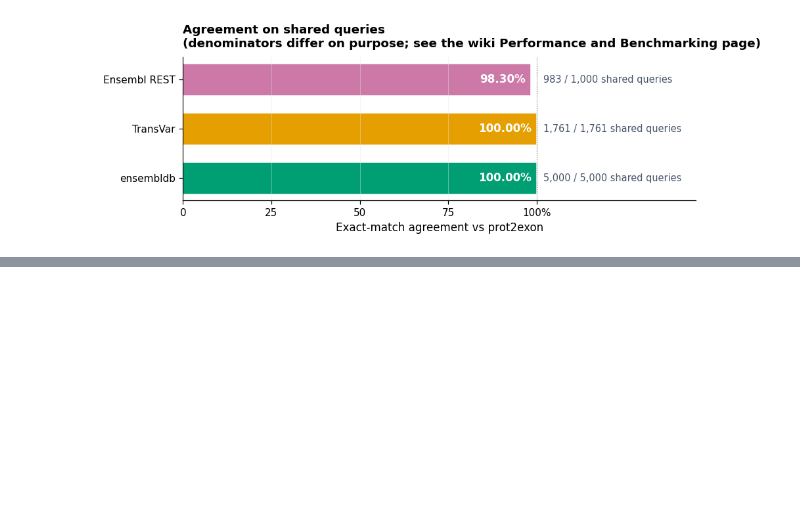
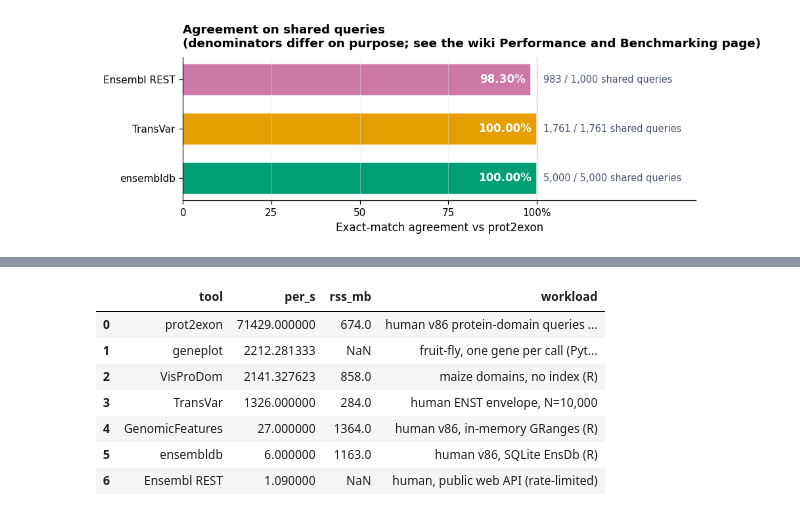
Before and after one commit to SotoLF/fastCDS, a Jupyter notebook: notebooks/software_comparison.ipynb, the cells around one changed output, grey strips where cells are left out. Saved outputs shown, nothing was run; the diff lists cells and outputs as text; code cells hidden in the pictures; blank space fills up the shorter version.

```diff
--- a/notebooks/software_comparison.ipynb
+++ b/notebooks/software_comparison.ipynb
@@ -191,0 +217,25 @@ runtime
+# %%
+# --- geneplot: clone and time its mapping core on the bundled fruit-fly sample. ---
+import time as _t, io, contextlib, logging
+logging.getLogger("geneplot").setLevel(logging.ERROR)
+geneplot_rate = 1900.0   # fallback if the clone/run is unavailable
+cwd0 = os.getcwd()
+try:
+    gp_dir = clone("https://github.com/gonzalezibeas/geneplot", WORK / "geneplot")
+    sys.path.insert(0, str(gp_dir)); os.chdir(gp_dir / "tests")
+    with contextlib.redirect_stdout(io.StringIO()):   # hush geneplot's import + init chatter
+        import geneplot as gp
+        if not Path("fruit_fly.gff3.db").exists():
+            gp.createGFFdb("./fruit_fly.gff3")
+        g = gp.genome("./fruit_fly.gff3", iprfile="./fruit_fly.ipr", vcffiles="./")
+        gene = g.gene(mRNAid="transcript:FBtr0087613", proteinid="FBpp0086739")
+        gene._proteindoms("./fruit_fly.ipr", "FBpp0086739")
+    t0 = _t.time()
+    for _ in range(500):
+        gene._transcriptpos_to_genomepos()
+    geneplot_rate = 1000.0 / ((_t.time() - t0) / 500 * 1000)
+    print(f"geneplot mapping core: ~{geneplot_rate:,.0f} genes/s (one gene per call)")
+except Exception as e:
+    print("geneplot timing skipped:", str(e)[:150])
+finally:
+    os.chdir(cwd0)
@@ -192 +252,21 @@ runtime
+# %%
+tools = pd.DataFrame([
+    {"tool": "prot2exon",       "per_s": 71429,         "rss_mb": 674,           "workload": "human v86 protein-domain queries (C++ index)"},
+    {"tool": "VisProDom",       "per_s": vpd_rate,      "rss_mb": vpd_rss,        "workload": "maize domains, no index (R)"},
+    {"tool": "geneplot",        "per_s": geneplot_rate, "rss_mb": float('nan'),   "workload": "fruit-fly, one gene per call (Python)"},
+    {"tool": "TransVar",        "per_s": 1326,          "rss_mb": 284,            "workload": "human ENST envelope, N=10,000"},
+    {"tool": "GenomicFeatures", "per_s": 27,            "rss_mb": 1364,           "workload": "human v86, in-memory GRanges (R)"},
+    {"tool": "ensembldb",       "per_s": 6,             "rss_mb": 1163,           "workload": "human v86, SQLite EnsDb (R)"},
+    {"tool": "Ensembl REST",    "per_s": 1.09,          "rss_mb": float('nan'),   "workload": "human, public web API (rate-limited)"},
+]).sort_values("per_s", ascending=False).reset_index(drop=True)
+tools
+# %% [output]
+|  | tool | per_s | rss_mb | workload |
+| 0 | prot2exon | 71429.000000 | 674.0 | human v86 protein-domain queries ... |
+| 1 | geneplot | 2212.281333 | NaN | fruit-fly, one gene per call (Pyt... |
+| 2 | VisProDom | 2141.327623 | 858.0 | maize domains, no index (R) |
+| 3 | TransVar | 1326.000000 | 284.0 | human ENST envelope, N=10,000 |
+| 4 | GenomicFeatures | 27.000000 | 1364.0 | human v86, in-memory GRanges (R) |
+| 5 | ensembldb | 6.000000 | 1163.0 | human v86, SQLite EnsDb (R) |
+| 6 | Ensembl REST | 1.090000 | NaN | human, public web API (rate-limited) |
 # %%
```
Also changed, not shown: parts of 17 cells of this notebook.
